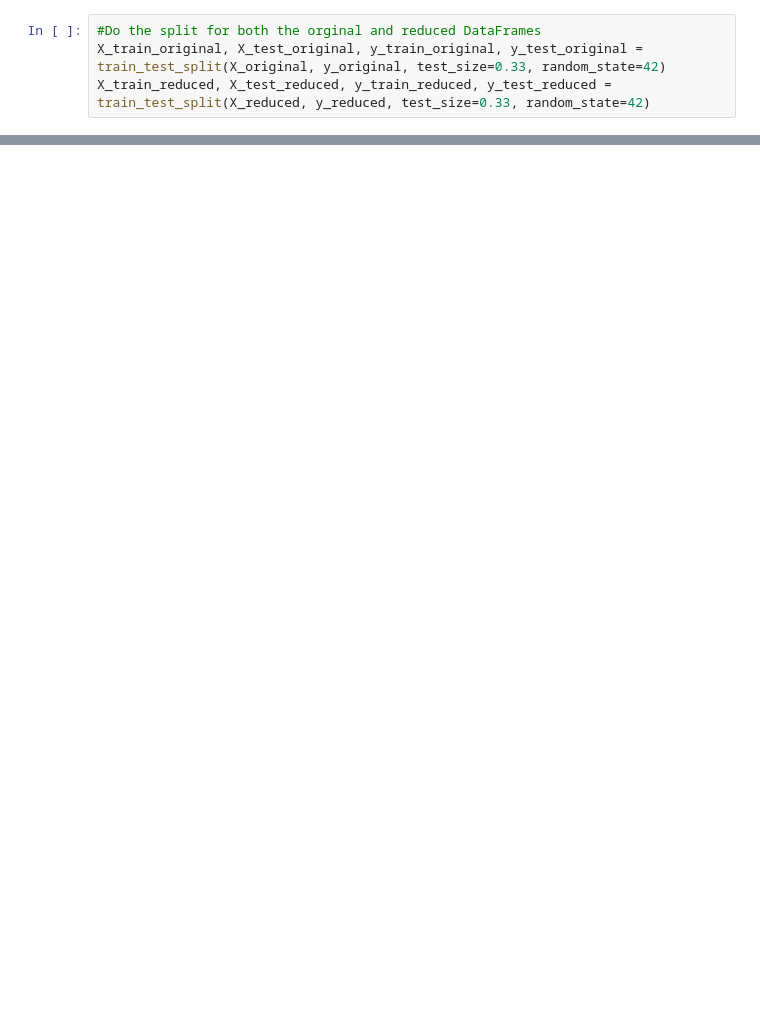
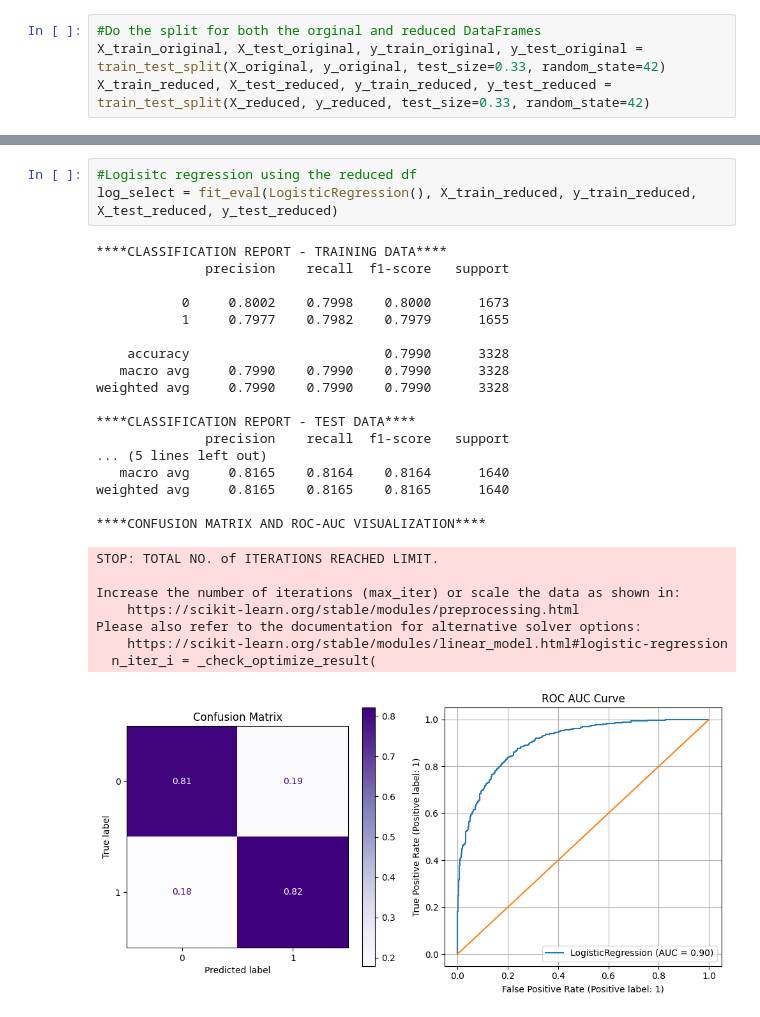
Before and after one commit to tlucch/League-of-Legends-Predictor, a Jupyter notebook: classification-models-testing.ipynb, the cells around one changed output, grey strips where cells are left out. Saved outputs shown, nothing was run; the diff lists cells and outputs as text; blank space fills up the shorter version.

Commit message:
Upload image

```diff
--- a/classification-models-testing.ipynb
+++ b/classification-models-testing.ipynb
@@ -212 +173,30 @@ Please also refer to the documentation for alternative solver options:
 [figure]
+# %%
+#Logisitc regression using the reduced df
+log_select = fit_eval(LogisticRegression(), X_train_reduced, y_train_reduced, X_test_reduced, y_test_reduced)
+# %% [output]
+****CLASSIFICATION REPORT - TRAINING DATA****
+              precision    recall  f1-score   support
+
+           0     0.8002    0.7998    0.8000      1673
+           1     0.7977    0.7982    0.7979      1655
+
+    accuracy                         0.7990      3328
+   macro avg     0.7990    0.7990    0.7990      3328
+weighted avg     0.7990    0.7990    0.7990      3328
+
+****CLASSIFICATION REPORT - TEST DATA****
+              precision    recall  f1-score   support
+... (5 lines left out)
+   macro avg     0.8165    0.8164    0.8164      1640
+weighted avg     0.8165    0.8165    0.8165      1640
+
+****CONFUSION MATRIX AND ROC-AUC VISUALIZATION****
+STOP: TOTAL NO. of ITERATIONS REACHED LIMIT.
+
+Increase the number of iterations (max_iter) or scale the data as shown in:
+    https://scikit-learn.org/stable/modules/preprocessing.html
+Please also refer to the documentation for alternative solver options:
+    https://scikit-learn.org/stable/modules/linear_model.html#logistic-regression
+  n_iter_i = _check_optimize_result(
+[figure, added]
```
Also changed, not shown: parts of 8 cells of this notebook, 1 other file.
